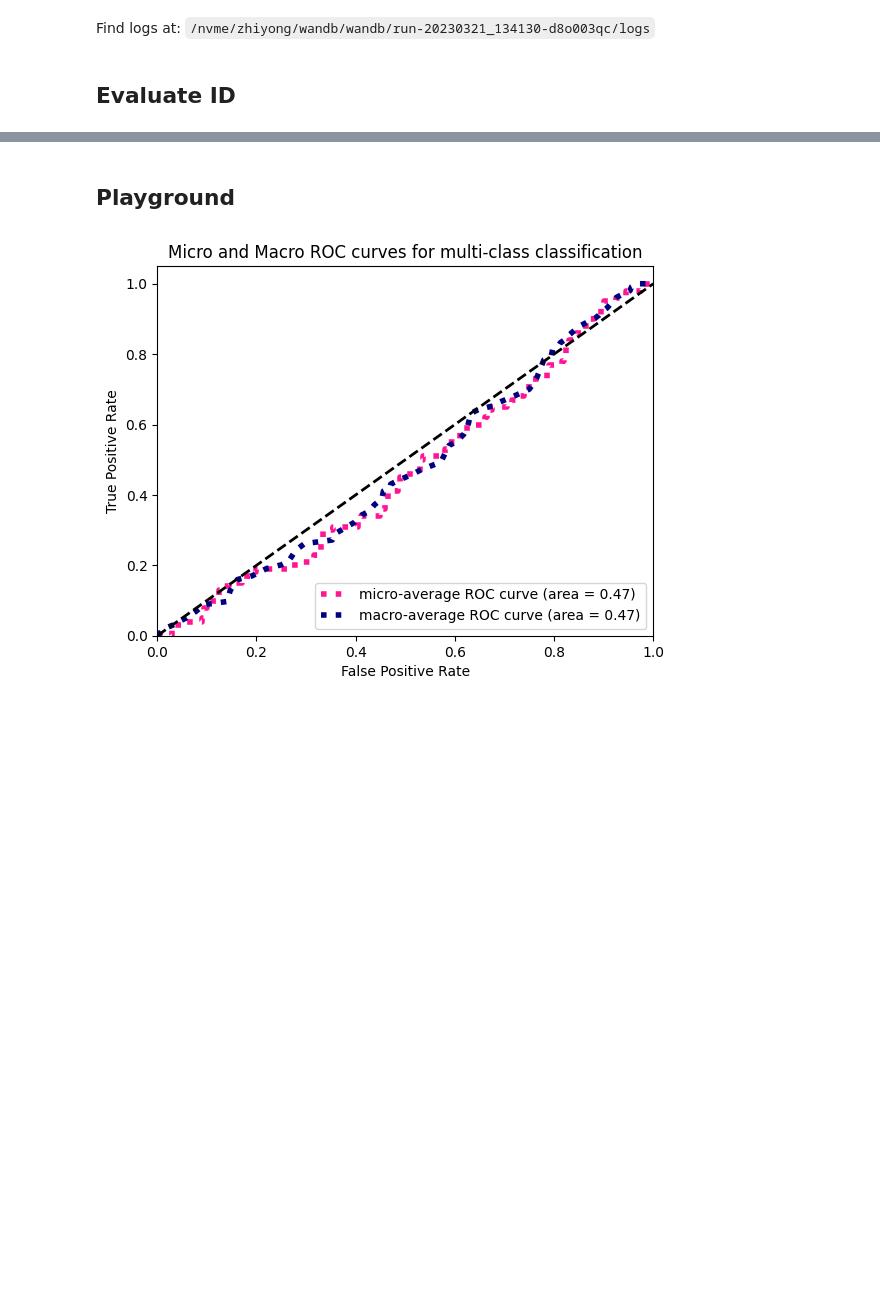
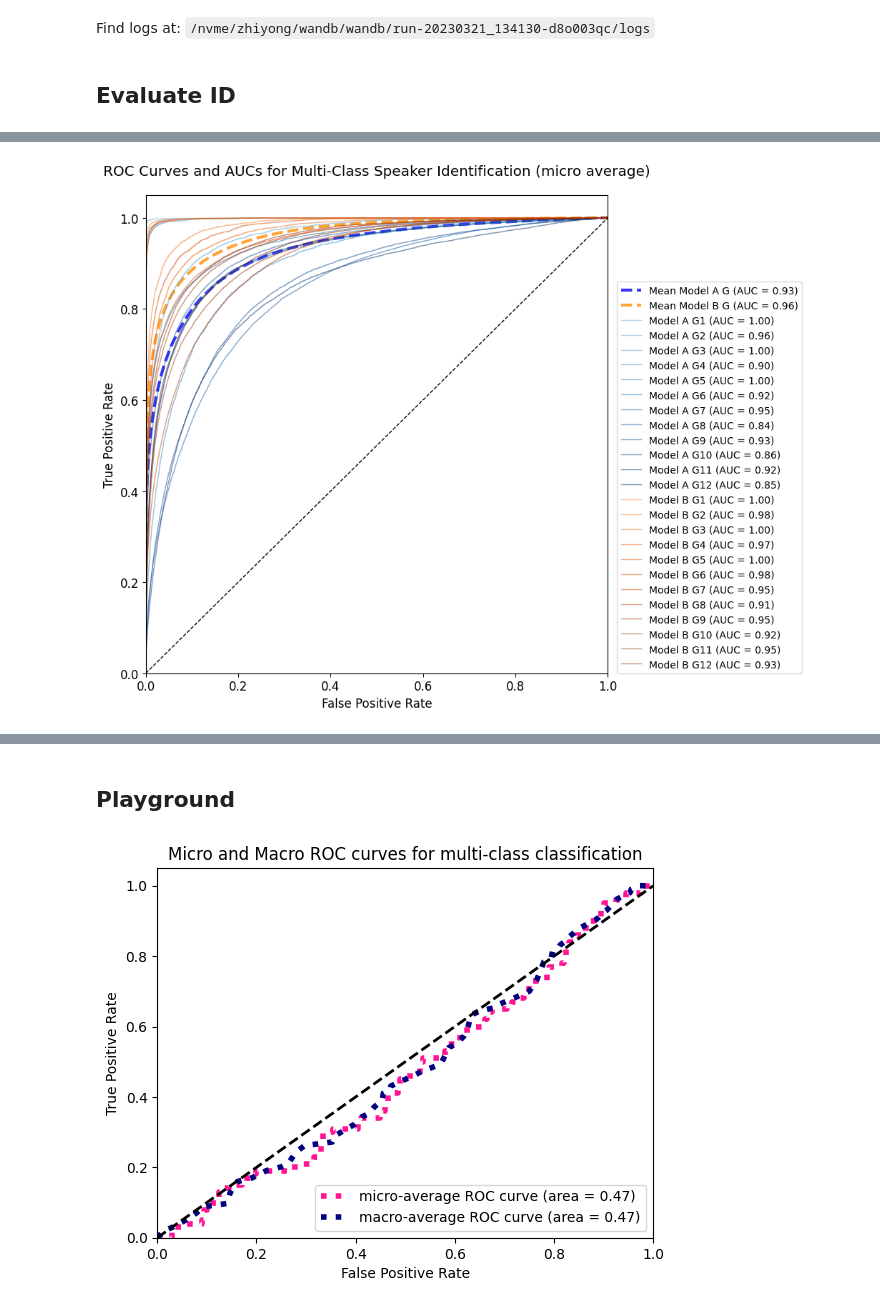
Before and after one commit to zhiyongchenGREAT/FedSPK, a Jupyter notebook: eval_id1 copy.ipynb, the cells around one changed output, grey strips where cells are left out. Saved outputs shown, nothing was run; the diff lists cells and outputs as text; code cells hidden in the pictures; blank space fills up the shorter version.

```diff
--- a/eval_id1 copy.ipynb
+++ b/eval_id1 copy.ipynb
@@ -406,0 +737,68 @@ datadir = artifact.download()
+# %%
+from sklearn.metrics import auc
+from scipy.interpolate import interp1d
+import matplotlib.pyplot as plt
+import numpy as np
+
+plt.figure(figsize=(12, 8))
+plt.rcParams.update({'font.size': 12})
+
+# Compute mean ROC curve and AUC
+def mean_roc(result_dict):
+    mean_fpr = np.linspace(0, 1, 1000)
+    tprs = []
+    aucs = []
+
+    for i in range(12):
+        fpr, tpr = result_dict[f'G{i+1}'][0]['micro'], result_dict[f'G{i+1}'][1]['micro']
+        interp_tpr = interp1d(fpr, tpr, kind='linear', fill_value=(0, 1), bounds_error=False)(mean_fpr)
+        tprs.append(interp_tpr)
+        aucs.append(result_dict[f'G{i+1}'][2]['micro'])
+
+    mean_tpr = np.mean(tprs, axis=0)
+    mean_auc = auc(mean_fpr, mean_tpr)
+    return mean_fpr, mean_tpr, mean_auc
+
+def plot_roc_curve(fpr, tpr, auc, model_name, group, color, linestyle='-', alpha=0.5, linewidth=1):
+    plt.plot(fpr, tpr,
+             label=f'{model_name} G{group} (AUC = {auc:.2f})',
+             color=color, linestyle=linestyle, linewidth=linewidth, alpha=alpha)
+
+mean_fpr_A, mean_tpr_A, mean_auc_A = mean_roc(result_dict_2)
+mean_fpr_B, mean_tpr_B, mean_auc_B = mean_roc(result_dict_1)
+
+# Plot mean ROC curves with increased line width and changed line style
+plot_roc_curve(mean_fpr_A, mean_tpr_A, mean_auc_A, 'Mean Model A', '', 'blue', linestyle='--', alpha=0.8, linewidth=3)
+plot_roc_curve(mean_fpr_B, mean_tpr_B, mean_auc_B, 'Mean Model B', '', 'darkorange', linestyle='--', alpha=0.8, linewidth=3)
+
+# Existing code for plotting individual ROC curves...
+
+
+# Generate colors for Model A and Model B
+colors_A = plt.cm.Blues(np.linspace(0.5, 1, 12))
+colors_B = plt.cm.Oranges(np.linspace(0.5, 1, 12))
+
+# Plot Model A ROC curves
+for i in range(12):
+    fpr, tpr, auc = result_dict_2[f'G{i+1}'][0]['micro'], result_dict_2[f'G{i+1}'][1]['micro'], result_dict_2[f'G{i+1}'][2]['micro']
+    plot_roc_curve(fpr, tpr, auc, 'Model A', i+1, colors_A[i])
+
+# Plot Model B ROC curves
+for i in range(12):
+    fpr, tpr, auc = result_dict_1[f'G{i+1}'][0]['micro'], result_dict_1[f'G{i+1}'][1]['micro'], result_dict_1[f'G{i+1}'][2]['micro']
+    plot_roc_curve(fpr, tpr, auc, 'Model B', i+1, colors_B[i])
+
+plt.plot([0, 1], [0, 1], 'k--', lw=1)
+plt.xlim([0.0, 1.0])
+plt.ylim([0.0, 1.05])
+plt.xlabel('False Positive Rate')
+plt.ylabel('True Positive Rate')
+plt.title('ROC Curves and AUCs for Multi-Class Speaker Identification (micro average)', pad=20)
+
+# Add the mean AUC values to the legend
+plt.legend(loc="lower left", bbox_to_anchor=(1.02, 0), fontsize='small', ncol=1, borderaxespad=0)
+plt.tight_layout(rect=[0, 0, 0.85, 1])
+plt.savefig('roc_curves_paper.png', dpi=300, bbox_extra_artists=(legend,), bbox_inches='tight')
+plt.show()
+# %% [output]
+[figure, added]
```
Also changed, not shown: parts of 22 cells of this notebook, 1 other file.
